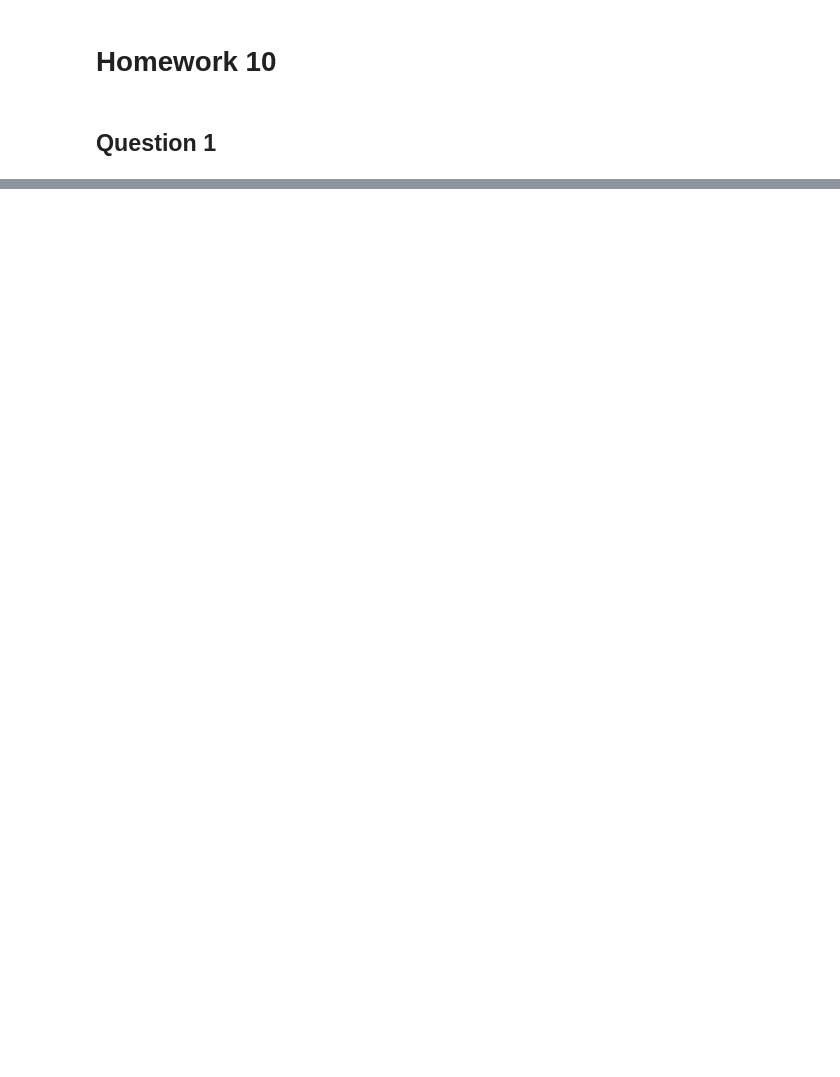
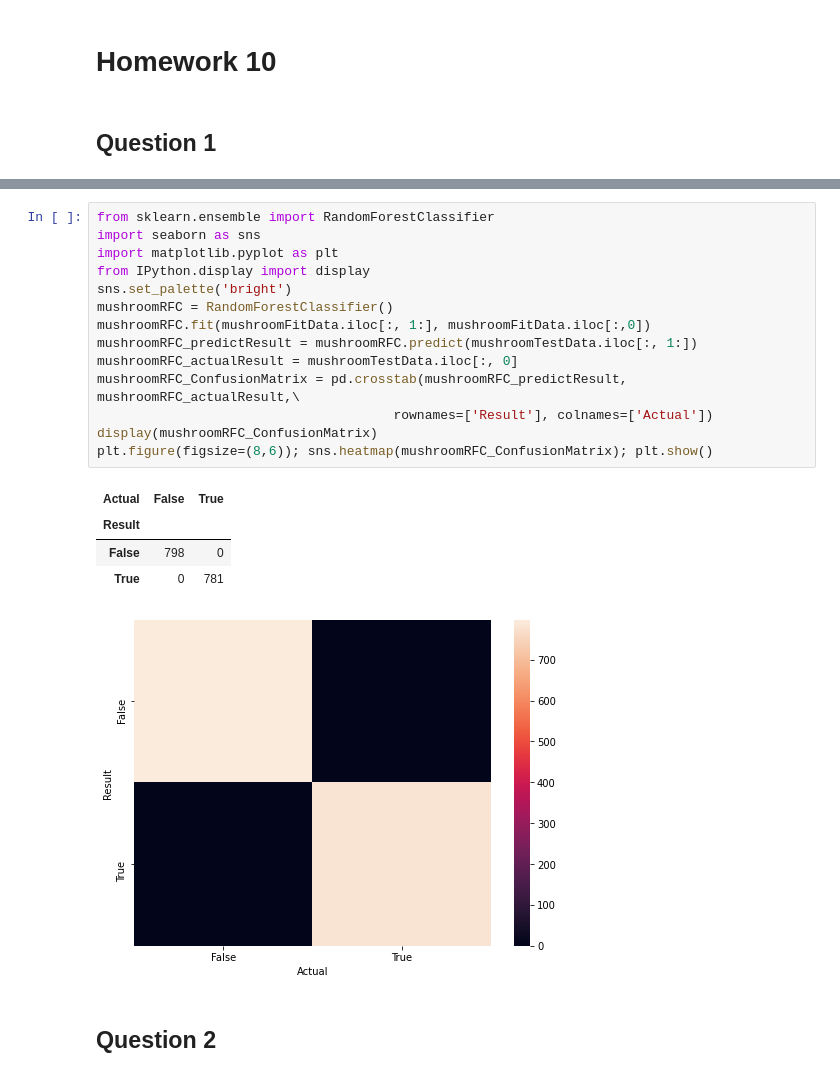
Before and after one commit to int0thewind/CS-361-Coding, a Jupyter notebook: Homework10.ipynb, the cells around one changed output, grey strips where cells are left out. Saved outputs shown, nothing was run; the diff lists cells and outputs as text; blank space fills up the shorter version.

```diff
--- a/Homework10.ipynb
+++ b/Homework10.ipynb
@@ -26,0 +26,22 @@ ValueError: could not convert string to float: 'CONVEX'
+# %%
+from sklearn.ensemble import RandomForestClassifier
+import seaborn as sns
+import matplotlib.pyplot as plt
+from IPython.display import display
+sns.set_palette('bright')
+mushroomRFC = RandomForestClassifier()
+mushroomRFC.fit(mushroomFitData.iloc[:, 1:], mushroomFitData.iloc[:,0])
+mushroomRFC_predictResult = mushroomRFC.predict(mushroomTestData.iloc[:, 1:])
+mushroomRFC_actualResult = mushroomTestData.iloc[:, 0]
+mushroomRFC_ConfusionMatrix = pd.crosstab(mushroomRFC_predictResult, mushroomRFC_actualResult,\
+                                      rownames=['Result'], colnames=['Actual'])
+display(mushroomRFC_ConfusionMatrix)
+plt.figure(figsize=(8,6)); sns.heatmap(mushroomRFC_ConfusionMatrix); plt.show()
+# %% [output]
+| Actual | False | True |
+| Result |  |  |
+| False | 798 | 0 |
+| True | 0 | 781 |
+[figure, added]
+# %% [markdown]
+## Question 2
```
Also changed, not shown: parts of 13 cells of this notebook.
